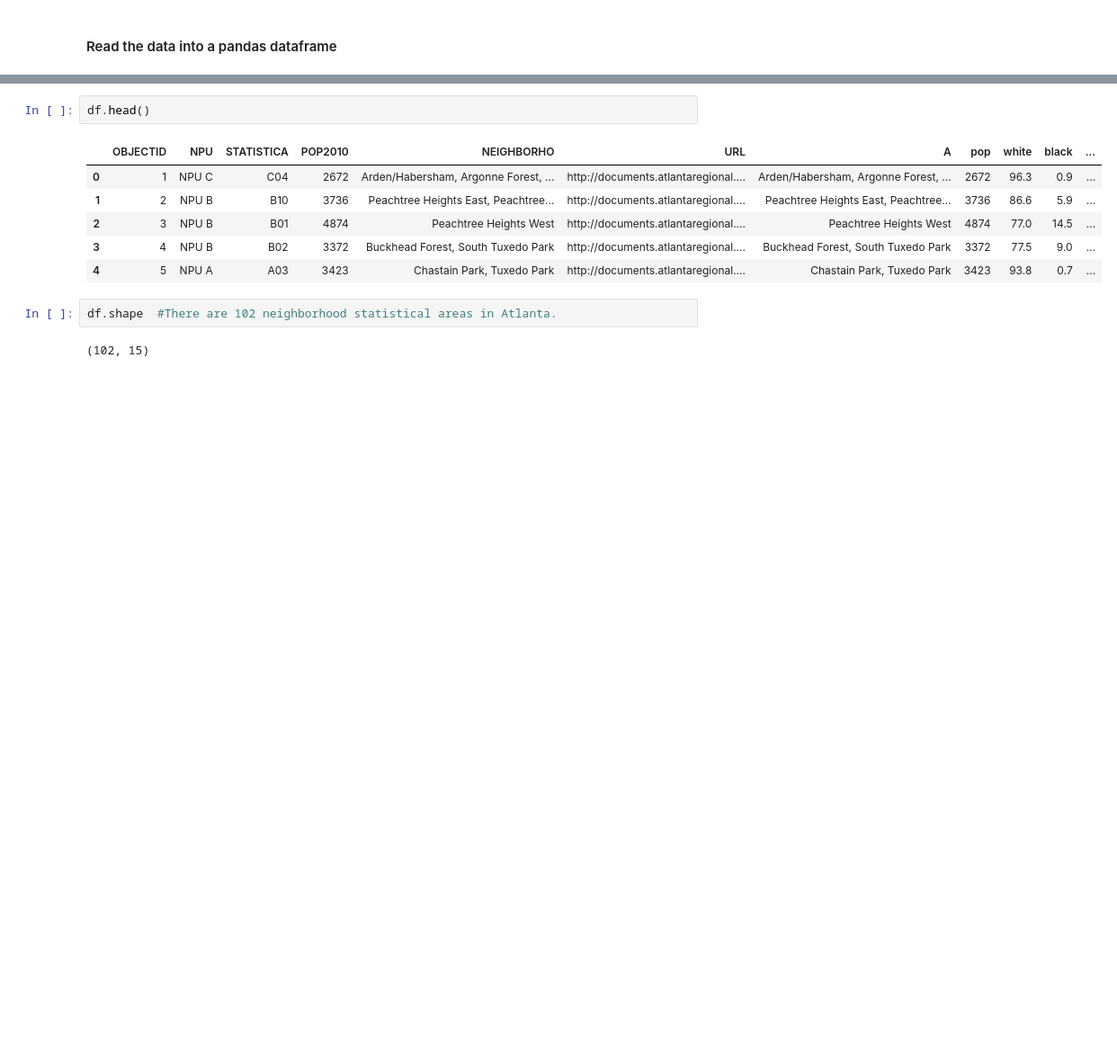
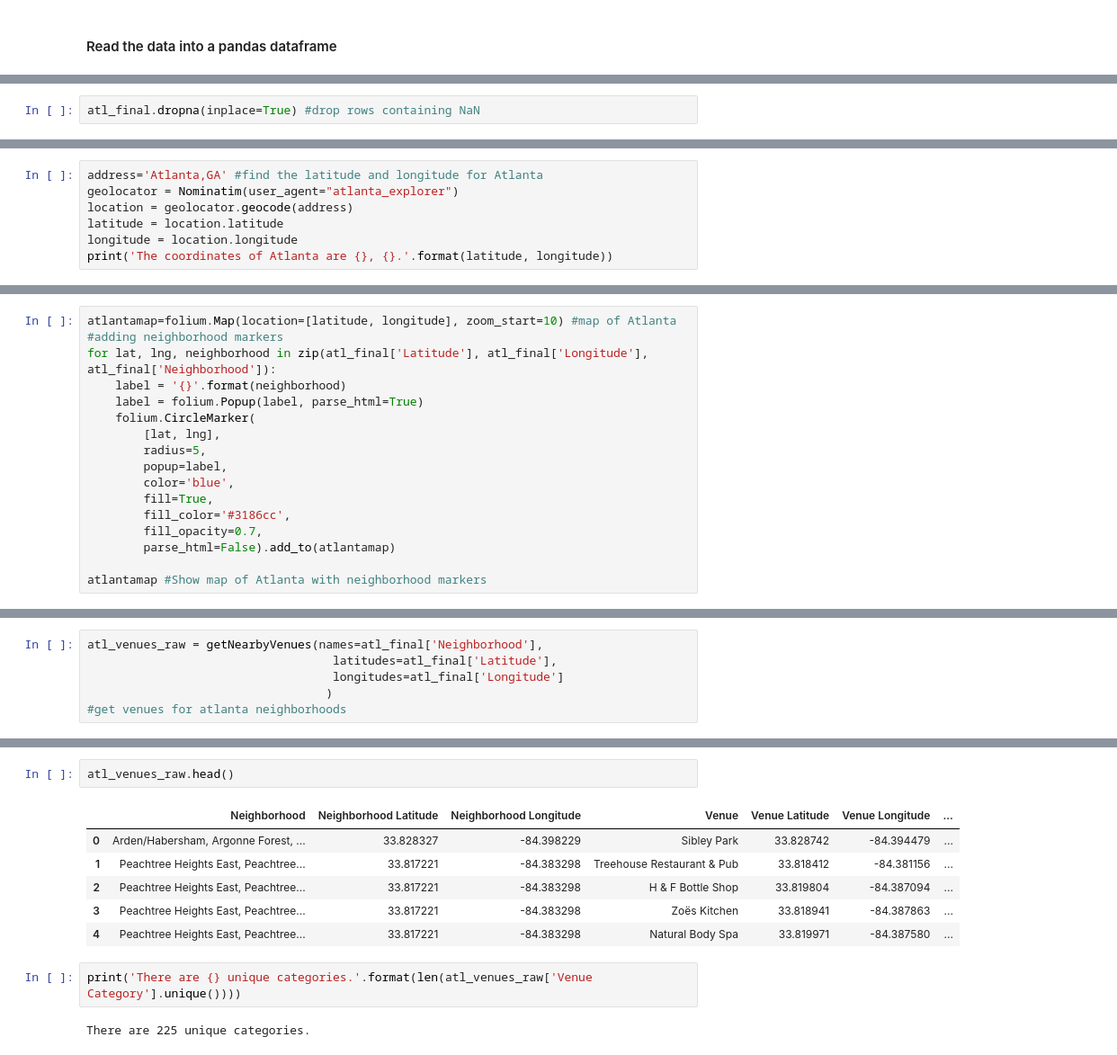
Before and after one commit to emniese/Coursera_Capstone, a Jupyter notebook: Data Science Final Project Proposal.ipynb, the cells around one changed output, grey strips where cells are left out. Shown at 90% size. Drawn from its saved outputs; the diff is of its cells as text; blank space fills up the shorter version.

```diff
--- a/Data Science Final Project Proposal.ipynb
+++ b/Data Science Final Project Proposal.ipynb
@@ -19,0 +155,2 @@ df=pd.read_csv("https://opendata.arcgis.com/datasets/d6298dee8938464294d3f49d473
+# %%
+atl_final.dropna(inplace=True) #drop rows containing NaN
@@ -19,0 +217,7 @@ df=pd.read_csv("https://opendata.arcgis.com/datasets/d6298dee8938464294d3f49d473
+# %%
+address='Atlanta,GA' #find the latitude and longitude for Atlanta
+geolocator = Nominatim(user_agent="atlanta_explorer")
+location = geolocator.geocode(address)
+latitude = location.latitude
+longitude = location.longitude
+print('The coordinates of Atlanta are {}, {}.'.format(latitude, longitude))
@@ -19,0 +228,17 @@ df=pd.read_csv("https://opendata.arcgis.com/datasets/d6298dee8938464294d3f49d473
+# %%
+atlantamap=folium.Map(location=[latitude, longitude], zoom_start=10) #map of Atlanta
+#adding neighborhood markers
+for lat, lng, neighborhood in zip(atl_final['Latitude'], atl_final['Longitude'], atl_final['Neighborhood']):
+    label = '{}'.format(neighborhood)
+    label = folium.Popup(label, parse_html=True)
+    folium.CircleMarker(
+        [lat, lng],
+        radius=5,
+        popup=label,
+        color='blue',
+        fill=True,
+        fill_color='#3186cc',
+        fill_opacity=0.7,
+        parse_html=False).add_to(atlantamap)
+
+atlantamap #Show map of Atlanta with neighborhood markers
@@ -19,0 +291,6 @@ df=pd.read_csv("https://opendata.arcgis.com/datasets/d6298dee8938464294d3f49d473
+# %%
+atl_venues_raw = getNearbyVenues(names=atl_final['Neighborhood'],
+                                   latitudes=atl_final['Latitude'],
+                                   longitudes=atl_final['Longitude']
+                                  )
+#get venues for atlanta neighborhoods
@@ -20,13 +315,13 @@ df=pd.read_csv("https://opendata.arcgis.com/datasets/d6298dee8938464294d3f49d473
 # %%
-df.head()
+atl_venues_raw.head()
 # %% [output]
-|  | OBJECTID | NPU | STATISTICA | POP2010 | NEIGHBORHO | URL | A | pop | white | black | ... |
-| 0 | 1 | NPU C | C04 | 2672 | Arden/Habersham, Argonne Forest, ... | http://documents.atlantaregional.... | Arden/Habersham, Argonne Forest, ... | 2672 | 96.3 | 0.9 | ... |
-| 1 | 2 | NPU B | B10 | 3736 | Peachtree Heights East, Peachtree... | http://documents.atlantaregional.... | Peachtree Heights East, Peachtree... | 3736 | 86.6 | 5.9 | ... |
-| 2 | 3 | NPU B | B01 | 4874 | Peachtree Heights West | http://documents.atlantaregional.... | Peachtree Heights West | 4874 | 77.0 | 14.5 | ... |
-| 3 | 4 | NPU B | B02 | 3372 | Buckhead Forest, South Tuxedo Park | http://documents.atlantaregional.... | Buckhead Forest, South Tuxedo Park | 3372 | 77.5 | 9.0 | ... |
-| 4 | 5 | NPU A | A03 | 3423 | Chastain Park, Tuxedo Park | http://documents.atlantaregional.... | Chastain Park, Tuxedo Park | 3423 | 93.8 | 0.7 | ... |
+|  | Neighborhood | Neighborhood Latitude | Neighborhood Longitude | Venue | Venue Latitude | Venue Longitude | ... |
+| 0 | Arden/Habersham, Argonne Forest, ... | 33.828327 | -84.398229 | Sibley Park | 33.828742 | -84.394479 | ... |
+| 1 | Peachtree Heights East, Peachtree... | 33.817221 | -84.383298 | Treehouse Restaurant & Pub | 33.818412 | -84.381156 | ... |
+| 2 | Peachtree Heights East, Peachtree... | 33.817221 | -84.383298 | H & F Bottle Shop | 33.819804 | -84.387094 | ... |
+| 3 | Peachtree Heights East, Peachtree... | 33.817221 | -84.383298 | Zoës Kitchen | 33.818941 | -84.387863 | ... |
+| 4 | Peachtree Heights East, Peachtree... | 33.817221 | -84.383298 | Natural Body Spa | 33.819971 | -84.387580 | ... |
-# %%
-df.shape  #There are 102 neighborhood statistical areas in Atlanta.
-# %% [output]
-(102, 15)
+# %%
+print('There are {} unique categories.'.format(len(atl_venues_raw['Venue Category'].unique())))
+# %% [output]
+There are 225 unique categories.
```
Also changed, not shown: parts of 48 cells of this notebook.
